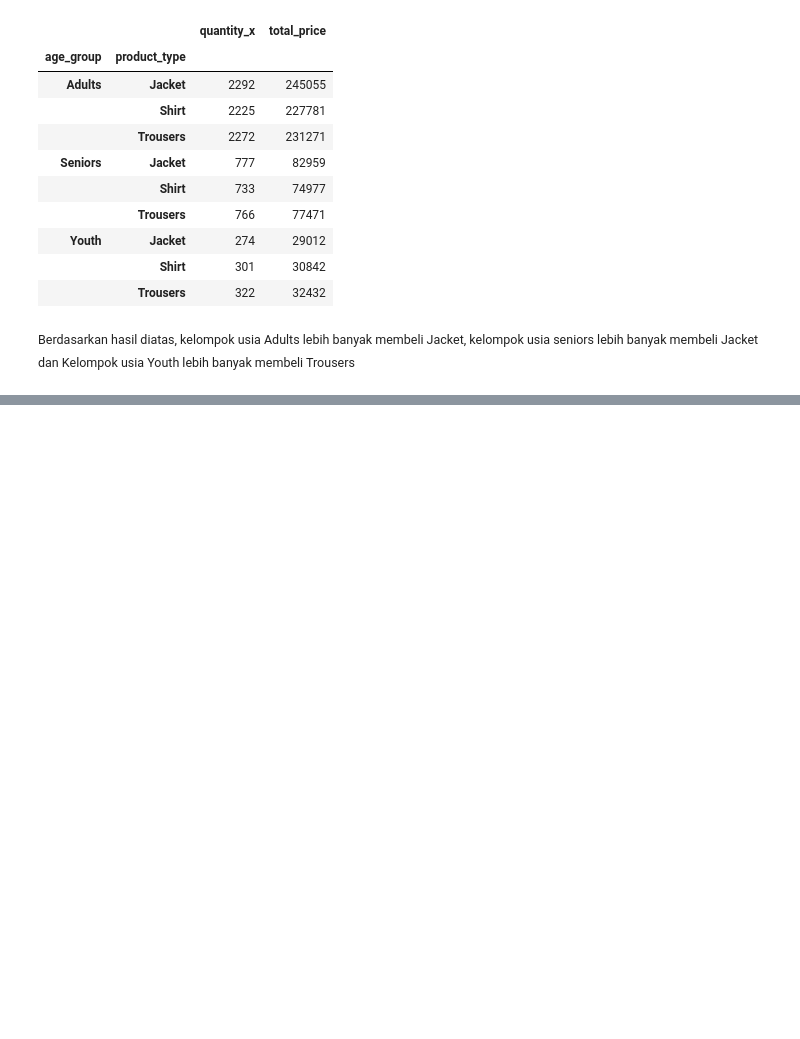
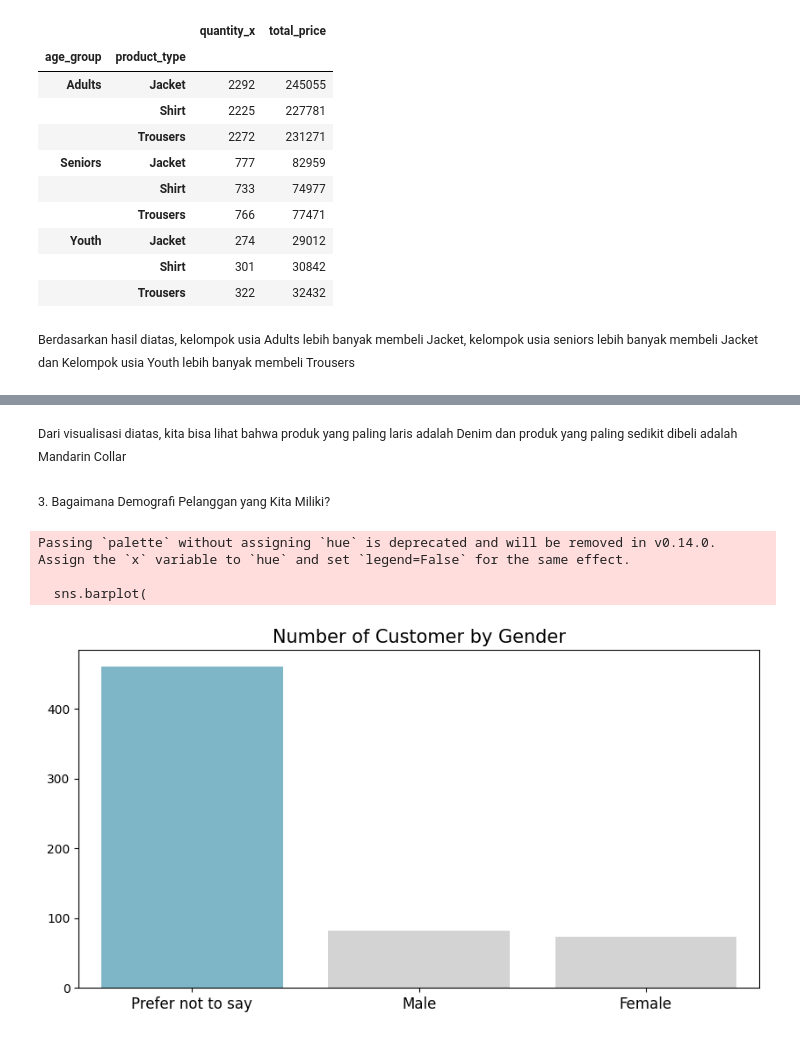
Before and after one commit to Estomihi100103/Data-Analysis-Exercise, a Jupyter notebook: Wrangling.ipynb, the cells around one changed output, grey strips where cells are left out. Cells and saved outputs as stored; diff of their text form; code cells hidden in the pictures; blank space fills up the shorter version.

```diff
--- a/Wrangling.ipynb
+++ b/Wrangling.ipynb
@@ -889,0 +1019,29 @@ all_df.groupby(by=["age_group", "product_type"]).agg({
+# %% [markdown]
+<small>Dari visualisasi diatas, kita bisa lihat bahwa produk yang paling laris adalah Denim dan produk yang paling sedikit dibeli adalah Mandarin Collar
+# %% [markdown]
+<small>3. Bagaimana Demografi Pelanggan yang Kita Miliki?
+# %%
+# jumlah pelanggan berdasarkan gender
+bygender_df = all_df.groupby(by="gender").customer_id.nunique().reset_index()
+bygender_df.rename(columns={
+    "customer_id": "customer_count"
+}, inplace=True)
+
+plt.figure(figsize=(10, 5))
+
+sns.barplot(
+    y="customer_count",
+    x="gender",
+    data=bygender_df.sort_values(by="customer_count", ascending=False),
+    palette=colors
+)
+plt.title("Number of Customer by Gender", loc="center", fontsize=15)
+plt.ylabel(None)
+plt.xlabel(None)
+plt.tick_params(axis='x', labelsize=12)
+plt.show()
+# %% [output]
+Passing `palette` without assigning `hue` is deprecated and will be removed in v0.14.0. Assign the `x` variable to `hue` and set `legend=False` for the same effect.
+
+  sns.barplot(
+[figure, added]
```
Also changed, not shown: parts of 22 cells of this notebook.
